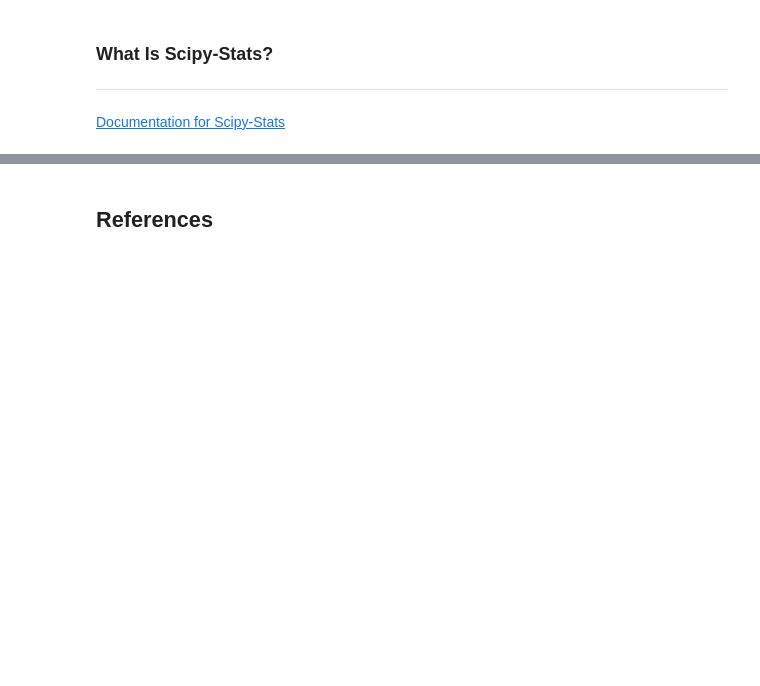
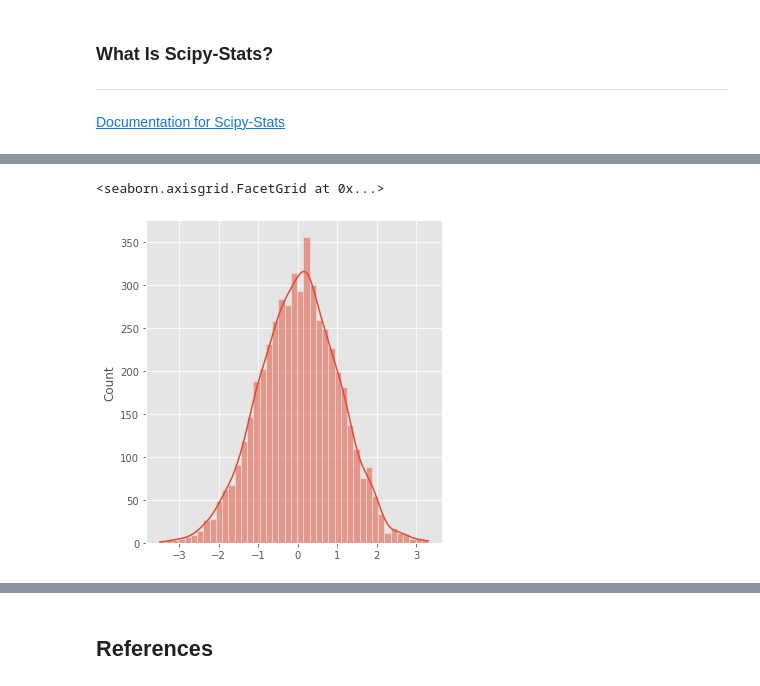
Before and after one commit to kmcd14/MLandStats-assessment, a Jupyter notebook: scipy-stats.ipynb, the cells around one changed output, grey strips where cells are left out. Drawn from its saved outputs; the diff is of its cells as text; code cells hidden in the pictures; blank space fills up the shorter version.

```diff
--- a/scipy-stats.ipynb
+++ b/scipy-stats.ipynb
@@ -72,0 +102,12 @@ plt.style.use('ggplot')
+# %%
+# Setting seed so output stays the same
+rng = np.random.default_rng(seed=5)
+
+# Generating a normal distribution
+x = rng.normal(loc=0, scale=1.0, size=5000)
+# %%
+# Generating a distplot
+sns.displot(x, bins='auto', kde=True)
+# %% [output]
+<seaborn.axisgrid.FacetGrid at 0x...>
+[figure, added]
```
Also changed, not shown: parts of 38 cells of this notebook, 2 other files.
